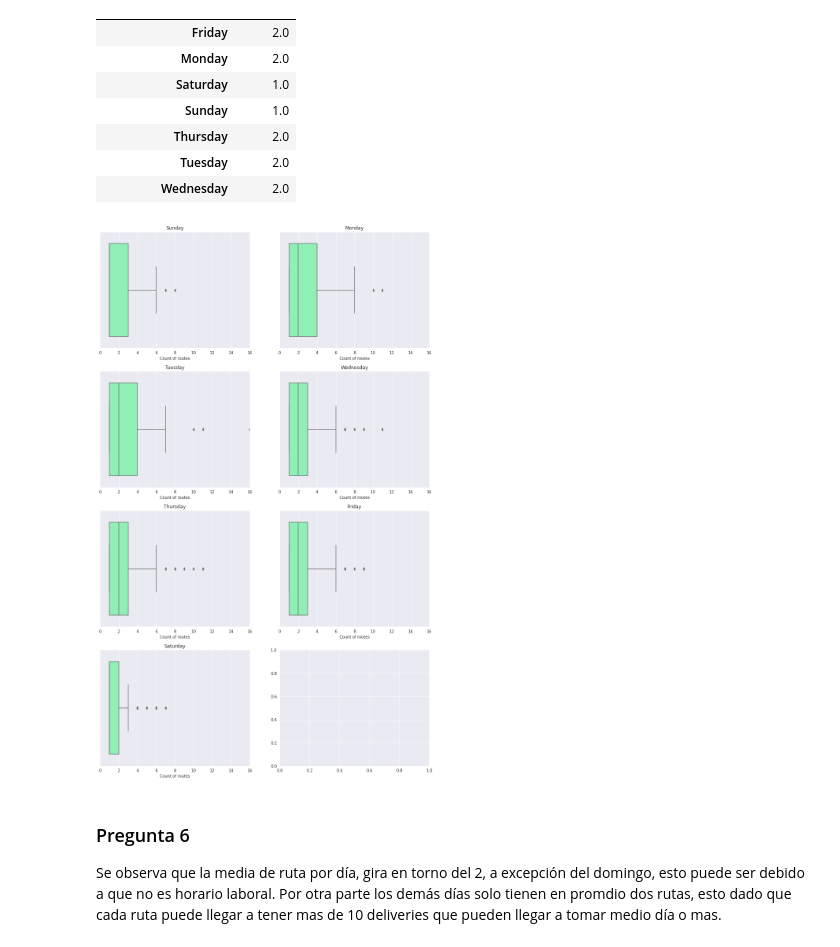
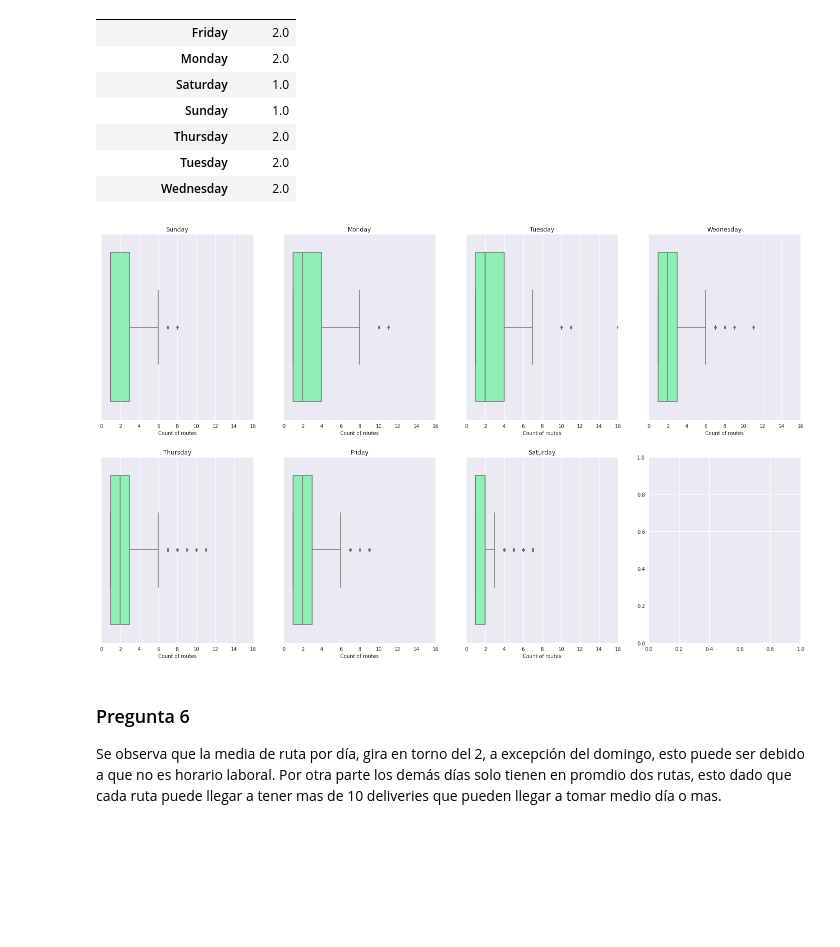
Before and after one commit to AlexVelezLl/ProyectoICD, a Jupyter notebook: notebooks/preguntas_4.ipynb, the cells around one changed output. Cells and saved outputs as stored; diff of their text form; code cells hidden in the pictures; blank space fills up the shorter version.

```diff
--- a/notebooks/preguntas_4.ipynb
+++ b/notebooks/preguntas_4.ipynb
@@ -144,20 +144,18 @@ shipper_route_days.median(level=day_key)
 # %%
 # shipper_route_days.xs(i)
 # %%
-fig,axs= plt.subplots(4,2,figsize=(15,25))
-fila=0
-col=0
+fig,axs= plt.subplots(2,4,figsize=(25,15))
+
+lista=[(0,0),(0,1),(0,2),(0,3),(1,0),(1,1),(1,2),(1,3)]
 for indice,i in enumerate(days):
-    col=indice%2
     df_dia=shipper_route_days.xs(i)
-
+    fila,col=lista[indice]
     ax=sbn.boxplot(x=df_dia["route_id"],ax=axs[fila,col],palette='rainbow_r')
     ax.title.set_text(i)
     ax.set_xlabel('Count of routes')
     ax.set_xlim(min(min_value,0),max_value)
-    fila= fila if col==0 else fila+1;
 # %% [output]
-[figure, old version]
+[figure, new version]
 # %% [markdown]
 ### Pregunta 6
 Se observa que la media de ruta por día, gira en torno del 2, a excepción del domingo, esto puede ser debido a que no es horario laboral. Por otra parte los demás días solo tienen en promdio dos rutas, esto dado que cada ruta puede llegar a tener mas de 10 deliveries que pueden llegar a tomar medio día o mas.
```
